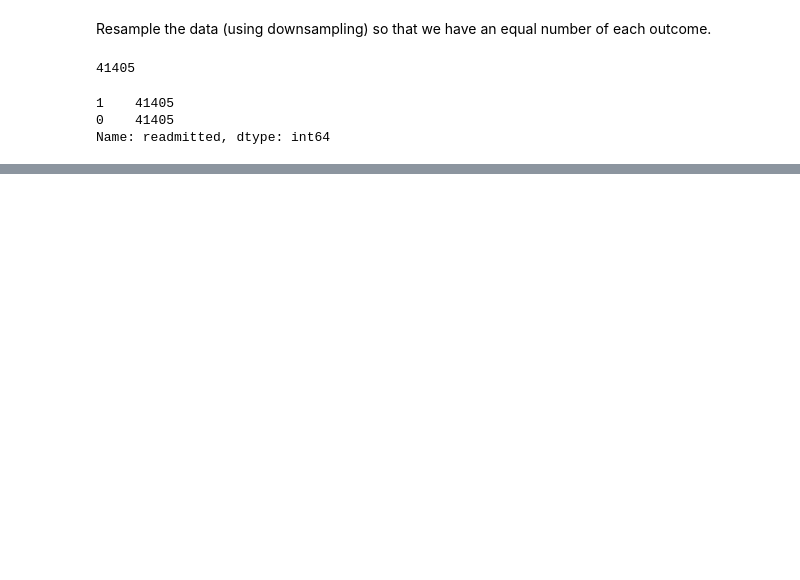
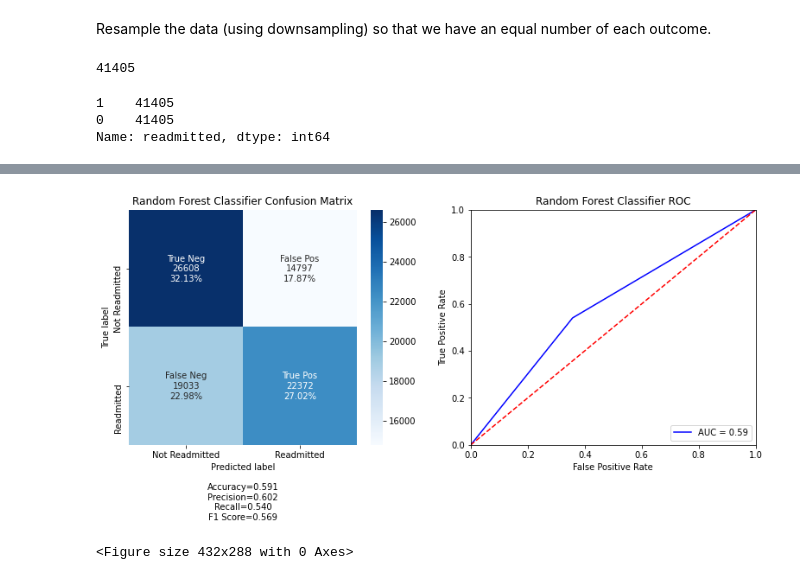
Before and after one commit to gavinmcclelland/CISC451, a Jupyter notebook: a2/code/patient_readmission.ipynb, the cells around one changed output, grey strips where cells are left out. Drawn from its saved outputs; the diff is of its cells as text; code cells hidden in the pictures; blank space fills up the shorter version.

```diff
--- a/a2/code/patient_readmission.ipynb
+++ b/a2/code/patient_readmission.ipynb
@@ -368,0 +376,5 @@ scores
+# %%
+validate_model(rfc, x, y, 'Random Forest Classifier', group_names=group_names, categories=categories)
+# %% [output]
+[figure, added]
+<Figure size 432x288 with 0 Axes>
```
Also changed, not shown: parts of 19 cells of this notebook, 4 other files.
